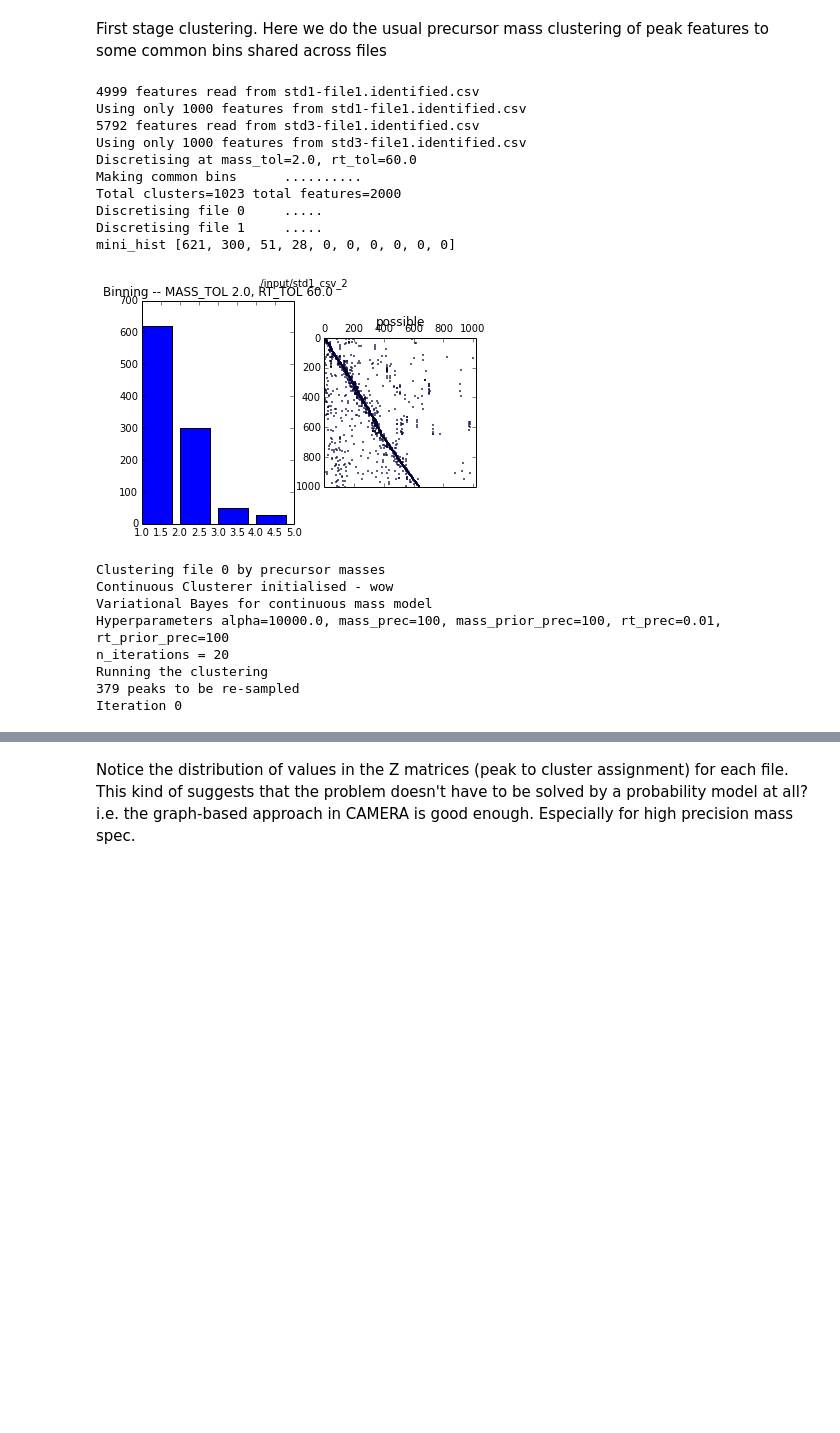
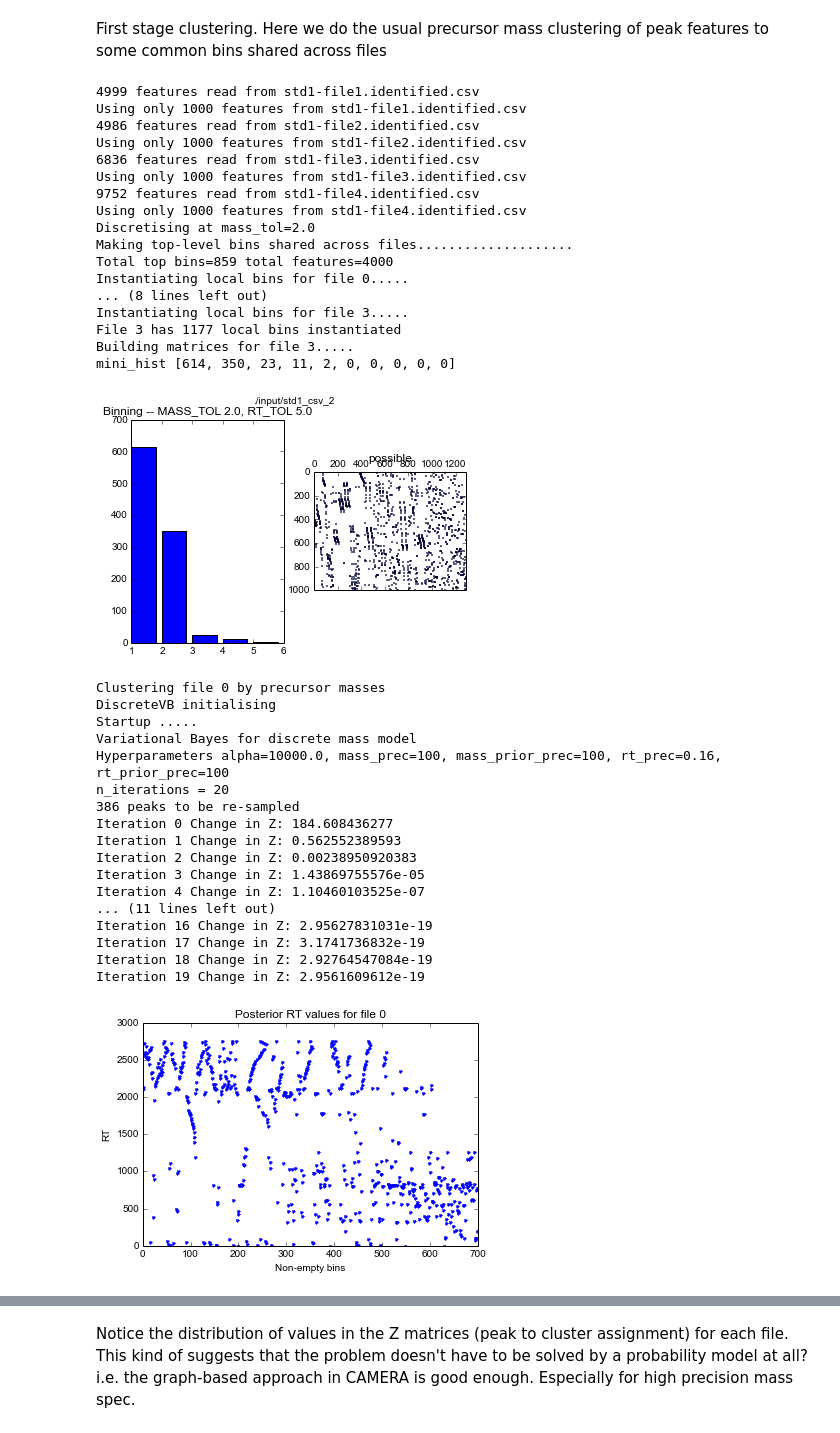
Before and after one commit to sdrogers/metabolomics_tools, a Jupyter notebook: alignment/test_shared_bin_matching.ipynb, the cells around one changed output, grey strips where cells are left out. Drawn from its saved outputs; the diff is of its cells as text; code cells hidden in the pictures; blank space fills up the shorter version.

```diff
--- a/alignment/test_shared_bin_matching.ipynb
+++ b/alignment/test_shared_bin_matching.ipynb
@@ -68,9 +77,9 @@ transformation = '../discretisation/mulsubs/mulsub2.txt'
 input_file = './input/std1_csv_2'
 
 binning_mass_tol = 2.0                  # mass tolerance in ppm when binning
-binning_rt_tol = 60.0                   # rt tolerance in seconds when binning
-within_file_rt_sd = 10.0                # standard deviation of each cluster when clustering by precursor masses in a single file
-across_file_rt_sd = 30.0                # standard deviation of mixture component when clustering by RT across files
+binning_rt_tol = 5.0                    # rt tolerance in seconds when binning
+within_file_rt_sd = 2.5                 # standard deviation of each cluster when clustering by precursor masses in a single file
+across_file_rt_sd = 10.0                # standard deviation of mixture component when clustering by RT across files
 alpha_mass = 10000.0                    # concentration parameter for precursor mass clustering
 alpha_rt = 10000.0                      # concentration parameter for DP mixture on RT
 t = 0.50                                # threshold for cluster membership for precursor mass clustering
@@ -106,8 +115,8 @@ for j in range(len(data_list)):
     hp = HyperPars()
     hp.rt_prec = 1.0/(within_file_rt_sd*within_file_rt_sd)
     hp.alpha = alpha_mass
-    # discrete = DiscreteVB(peak_data, hp)
-    discrete = ContinuousVB(peak_data, hp)
+    discrete = DiscreteVB(peak_data, hp)
+    # discrete = ContinuousVB(peak_data, hp)
     discrete.n_iterations = mass_clustering_n_iterations
     print discrete
     discrete.run()
@@ -126,47 +135,68 @@ for j in range(len(data_list)):
     # find the non-empty bins' posterior RT values
     bin_rts = discrete.cluster_rt_mean[nnz_idx]
     plt.figure()
     plt.plot(bin_rts, '.b')
+    plt.title("Posterior RT values for file " + str(j))
+    plt.xlabel("Non-empty bins")
+    plt.ylabel("RT")
+    plt.show()
     bin_rts = bin_rts.ravel().tolist()
     posterior_bin_rts.extend(bin_rts)
     file_post_rts.append(bin_rts)
 
     # make some plots
     cp = ClusterPlotter(peak_data, discrete)
     cp.summary(file_idx=j)
     # cp.plot_biggest(3)
 
     # assign peaks into their respective bins,
     # this makes it easier when matching peaks across the same bins later
     # note: a peak can belong to multiple bins, depending on the choice of threshold t
     cx = cluster_membership.tocoo()
     for i,j,v in itertools.izip(cx.row, cx.col, cx.data):
         f = peak_data.features[i]
         bb = peak_data.bins[j] # copy of the common bin specific to file j
         bb.add_feature(f)
         # annotate each feature by its precursor mass & adduct type probabilities, for reporting later
         bin_prob = discrete.Z[i, j]
         trans_idx = discrete.possible[i, j]
         tran = tmap[trans_idx]
         msg = "{:s}@{:3.5f} prob={:.2f}".format(tran.name, bb.mass, bin_prob)
         annotate(annotations, f, msg)
 # %% [output]
 4999 features read from std1-file1.identified.csv
 Using only 1000 features from std1-file1.identified.csv
-5792 features read from std3-file1.identified.csv
-Using only 1000 features from std3-file1.identified.csv
-Discretising at mass_tol=2.0, rt_tol=60.0
-Making common bins      ..........
-Total clusters=1023 total features=2000
-Discretising file 0     .....
-Discretising file 1     .....
-mini_hist [621, 300, 51, 28, 0, 0, 0, 0, 0, 0]
+4986 features read from std1-file2.identified.csv
+Using only 1000 features from std1-file2.identified.csv
+6836 features read from std1-file3.identified.csv
+Using only 1000 features from std1-file3.identified.csv
+9752 features read from std1-file4.identified.csv
+Using only 1000 features from std1-file4.identified.csv
+Discretising at mass_tol=2.0
+Making top-level bins shared across files....................
+Total top bins=859 total features=4000
+Instantiating local bins for file 0.....
+... (8 lines left out)
+Instantiating local bins for file 3.....
+File 3 has 1177 local bins instantiated
+Building matrices for file 3.....
+mini_hist [614, 350, 23, 11, 2, 0, 0, 0, 0, 0]
-[figure, old version]
+[figure, new version]
 Clustering file 0 by precursor masses
-Continuous Clusterer initialised - wow
-Variational Bayes for continuous mass model
-Hyperparameters alpha=10000.0, mass_prec=100, mass_prior_prec=100, rt_prec=0.01, rt_prior_prec=100
+DiscreteVB initialising
+Startup .....
+Variational Bayes for discrete mass model
+Hyperparameters alpha=10000.0, mass_prec=100, mass_prior_prec=100, rt_prec=0.16, rt_prior_prec=100
 n_iterations = 20
-Running the clustering
-379 peaks to be re-sampled
-Iteration 0
+386 peaks to be re-sampled
+Iteration 0 Change in Z: 184.608436277
+Iteration 1 Change in Z: 0.562552389593
+Iteration 2 Change in Z: 0.00238950920383
+Iteration 3 Change in Z: 1.43869755576e-05
+Iteration 4 Change in Z: 1.10460103525e-07
+... (11 lines left out)
+Iteration 16 Change in Z: 2.95627831031e-19
+Iteration 17 Change in Z: 3.1741736832e-19
+Iteration 18 Change in Z: 2.92764547084e-19
+Iteration 19 Change in Z: 2.9561609612e-19
+[figure, added]
```
Also changed, not shown: parts of 13 cells of this notebook, 6 other files.
